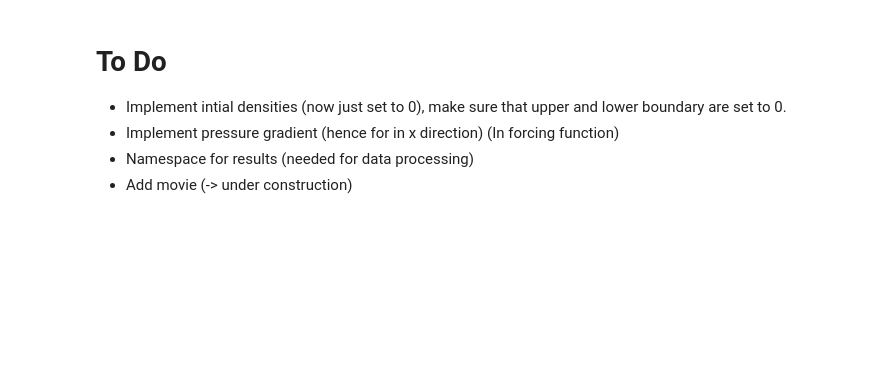
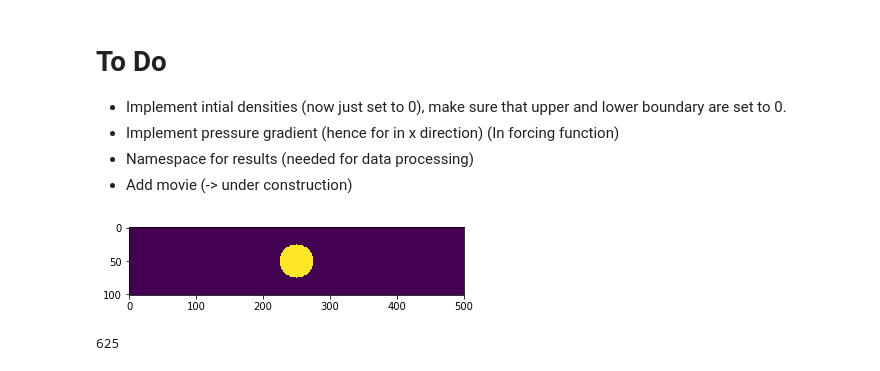
Before and after one commit to VHeusinkveld/CP3-lattice-boltzmann_model, a Jupyter notebook: Excecute_simulation.ipynb, the cells around one changed output. Cells and saved outputs as stored; diff of their text form; code cells hidden in the pictures; blank space fills up the shorter version.

```diff
--- a/Excecute_simulation.ipynb
+++ b/Excecute_simulation.ipynb
@@ -77,3 +83,22 @@ np.mean(np.abs(par.u-par.vxy))
 - Implement pressure gradient (hence for in x direction) (In forcing function)
 - Namespace for results (needed for data processing)
 - Add movie (-> under construction)
+# %%
+R = int(1/4*min(sim.L,sim.W))
+cx, cy = int(sim.L/2), int(sim.W/2)
+
+X,Y = np.meshgrid(np.linspace(0, sim.L, sim.L_n), np.linspace(0, sim.W, sim.W_n))
+grid = np.stack((X,Y), axis = -1)
+grid[:,:,0] -= cx
+grid[:,:,1] -= cy
+
+cylinder = grid[:,:,0]**2 + grid[:,:,1]**2 <= R**2
+# %%
+plt.imshow(cylinder)
+plt.show()
+# %% [output]
+[figure, added]
+# %%
+R**2
+# %% [output]
+625
```
Also changed, not shown: parts of 25 cells of this notebook, 4 other files.
